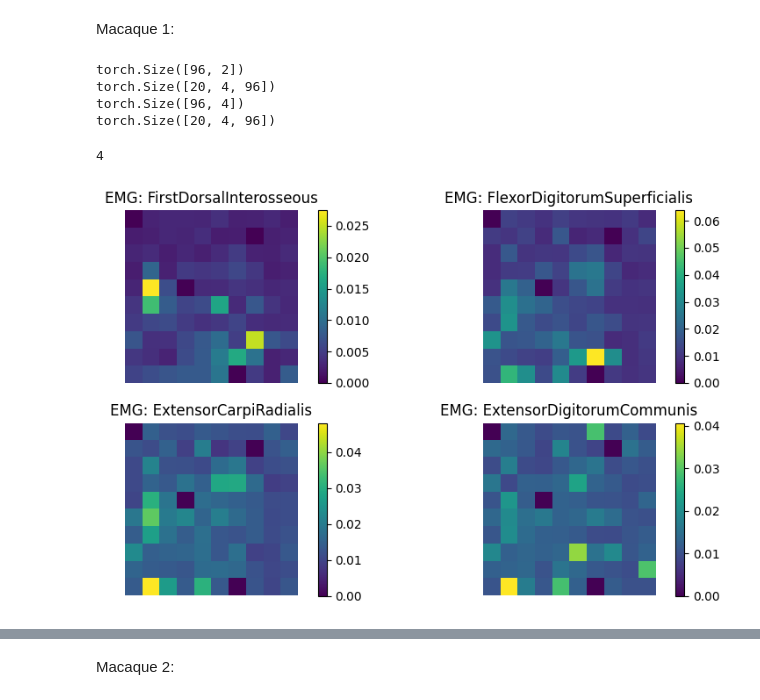
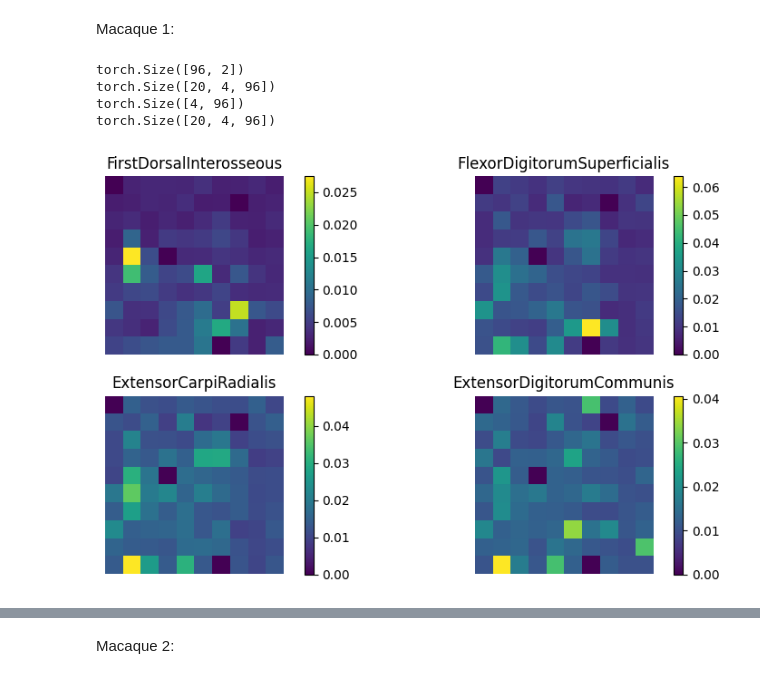
Before and after one commit to MoutetMaxime/mpbo, a Jupyter notebook: Experiment_neurostimulation.ipynb, the cells around one changed output, grey strips where cells are left out. Drawn from its saved outputs; the diff is of its cells as text; code cells hidden in the pictures.

```diff
--- a/Experiment_neurostimulation.ipynb
+++ b/Experiment_neurostimulation.ipynb
@@ -223,9 +226,10 @@ for chan in range(response.shape[2]):
         all_valid_idx = valid_idx + non_valid_non_detectable_idx
         valid_respMean[chan, emg] = np.mean(response[all_valid_idx, emg, chan])
 
+
 ch2xy = torch.from_numpy(ch2xy).float()
 response = torch.from_numpy(response).float()
-valid_respMean = torch.from_numpy(valid_respMean).float()
+valid_respMean = torch.from_numpy(valid_respMean).float().permute(1, 0)
 valid = torch.from_numpy(valid).float()
 
 print(ch2xy.shape)
@@ -271,15 +273,24 @@ for emg in range(response.shape[1]):
     print("emg ", emg)
     response_emg = response[:, emg, :]
     isvalid_emg = valid[:, emg, :]
-    respMean_emg = valid_respMean[:, emg]
+    respMean_emg = valid_respMean[emg, :]
 
     opt = BayesianOptimizer(
         ch2xy,
         response_emg,
+        kernel=matk_scaled,
+        likelihood=likf,
         isvalid=isvalid_emg,
         respMean_valid=respMean_emg,
     )
-    es = ExtensiveSearch(ch2xy, response_emg)
+    es = ExtensiveSearch(
+        ch2xy,
+        response_emg,
+        kernel=matk_scaled,
+        likelihood=likf,
+        isvalid=isvalid_emg,
+        respMean_valid=respMean_emg,
+    )
 
     regret_gpbo, baseline = opt.train(
         4,
@@ -328,6 +339,7 @@ for emg in range(response.shape[1]):
         color="tab:blue",
         alpha=0.2,
     )
+    plt.plot(regret_es.mean(0), color="tab:green", label="ES")
     plt.vlines(q_star, 0, 1, linestyle="dotted", label=f"q*={q_star}", color="k")
     plt.legend()
     plt.title(f"EMG: {emg}")
@@ -336,14 +348,20 @@ for emg in range(response.shape[1]):
 
 plt.figure(figsize=(4, 4))
 plt.plot(
-    mean_regret_cebus2.mean(0)[:, 0], color="red", linestyle="--", label="Vanilla BO"
+    mean_regret_cebus2.mean(0)[:, 0], color="red", linestyle="--", label="Vanilla2BO"
 )
-
 plt.plot(mean_regret_cebus2.mean(0)[:, 1], color="tab:blue", label="MP-BO")
 plt.plot(mean_regret_cebus2.mean(0)[:, 2], color="tab:green", label="ES")
 
 plt.vlines(q_star, 0, 1, linestyle="dotted", label=f"q*={q_star}", color="k")
 plt.legend()
 plt.title("Mean")
+
+np.savez(
+    "Cebus2.npz",
+    gpbo=mean_regret_cebus2[:, :, 0],
+    mpbo=mean_regret_cebus2[:, :, 1],
+    extensivesearch=mean_regret_cebus2[:, :, 2],
+)
 # %% [output]
 emg  0
@@ -378,9 +405,10 @@ for chan in range(response.shape[2]):
         all_valid_idx = valid_idx + non_valid_non_detectable_idx
         valid_respMean[chan, emg] = np.mean(response[all_valid_idx, emg, chan])
 
+
 ch2xy = torch.from_numpy(ch2xy).float()
 response = torch.from_numpy(response).float()
-valid_respMean = torch.from_numpy(valid_respMean).float()
+valid_respMean = torch.from_numpy(valid_respMean).float().permute(1, 0)
 valid = torch.from_numpy(valid).float()
 
 print(ch2xy.shape)
@@ -390,33 +418,31 @@ print(valid.shape)
 # %% [output]
 torch.Size([96, 2])
 torch.Size([20, 4, 96])
-torch.Size([96, 4])
+torch.Size([4, 96])
 torch.Size([20, 4, 96])
 # %%
-map = np.zeros((10, 10))
+im = np.zeros((10, 10))
 
-print(len(emgs))
 n_cols, n_rows = 2, 2
 
 fig, axs = plt.subplots(n_cols, n_rows, figsize=(9, 5))
 # Remplissage de chaque carte avec les valeurs de response correspondantes
 for i, ax in enumerate(axs.flat):
-    map.fill(0)  # Remise à zéro de la carte pour chaque sous-plot
+    im.fill(0)  # Remise à zéro de la carte pour chaque sous-plot
     for j in range(len(ch2xy)):
         x, y = ch2xy[j]
-        map[int(x), int(y)] = valid_respMean[j, i]
+        im[int(x), int(y)] = valid_respMean[i, j]
 
-    im = ax.imshow(map, cmap="viridis", interpolation="nearest")
-    ax.set_title("EMG: {}".format(emgs[i][0]))
-    cbar = fig.colorbar(im, ax=ax)
+    image = ax.imshow(im, cmap="viridis", interpolation="nearest")
+    ax.set_title("{}".format(emgs[i][0]))
+    cbar = fig.colorbar(image, ax=ax)
     ax.axis("off")
 
 
 plt.tight_layout()
 plt.show()
 # %% [output]
-4
-[figure, old version]
+[figure, new version]
 # %%
 mean_regret_mac1 = np.zeros((response.shape[1], 150, 3))
 q_star = 35
```
Also changed, not shown: parts of 8 cells of this notebook, 12 other files.
